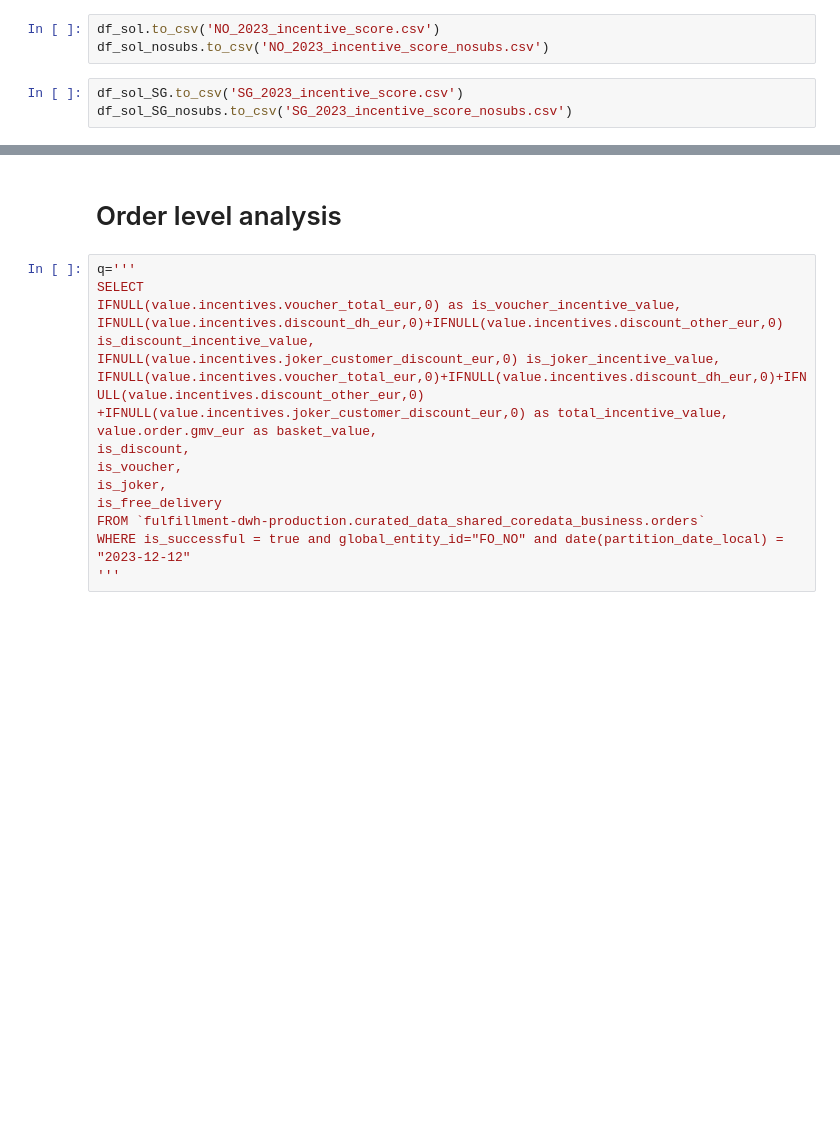
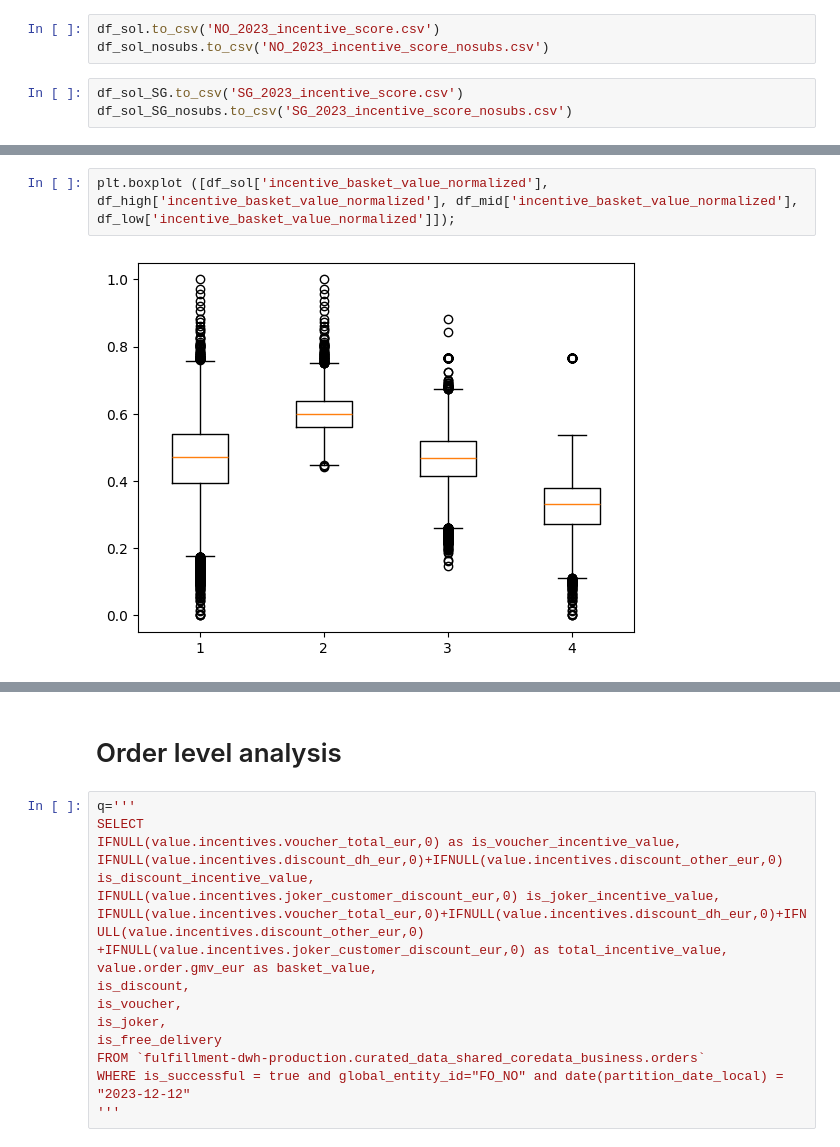
Before and after one commit to AChiaraCapuano/incentives_analysis, a Jupyter notebook: analysis_nb.ipynb, the cells around one changed output, grey strips where cells are left out. Cells and saved outputs as stored; diff of their text form; blank space fills up the shorter version.

```diff
--- a/analysis_nb.ipynb
+++ b/analysis_nb.ipynb
@@ -331,0 +344,4 @@ df_sol_SG_nosubs.to_csv('SG_2023_incentive_score_nosubs.csv')
+# %%
+plt.boxplot ([df_sol['incentive_basket_value_normalized'], df_high['incentive_basket_value_normalized'], df_mid['incentive_basket_value_normalized'], df_low['incentive_basket_value_normalized']]);
+# %% [output]
+[figure, added]
```
Also changed, not shown: parts of 5 cells of this notebook.
